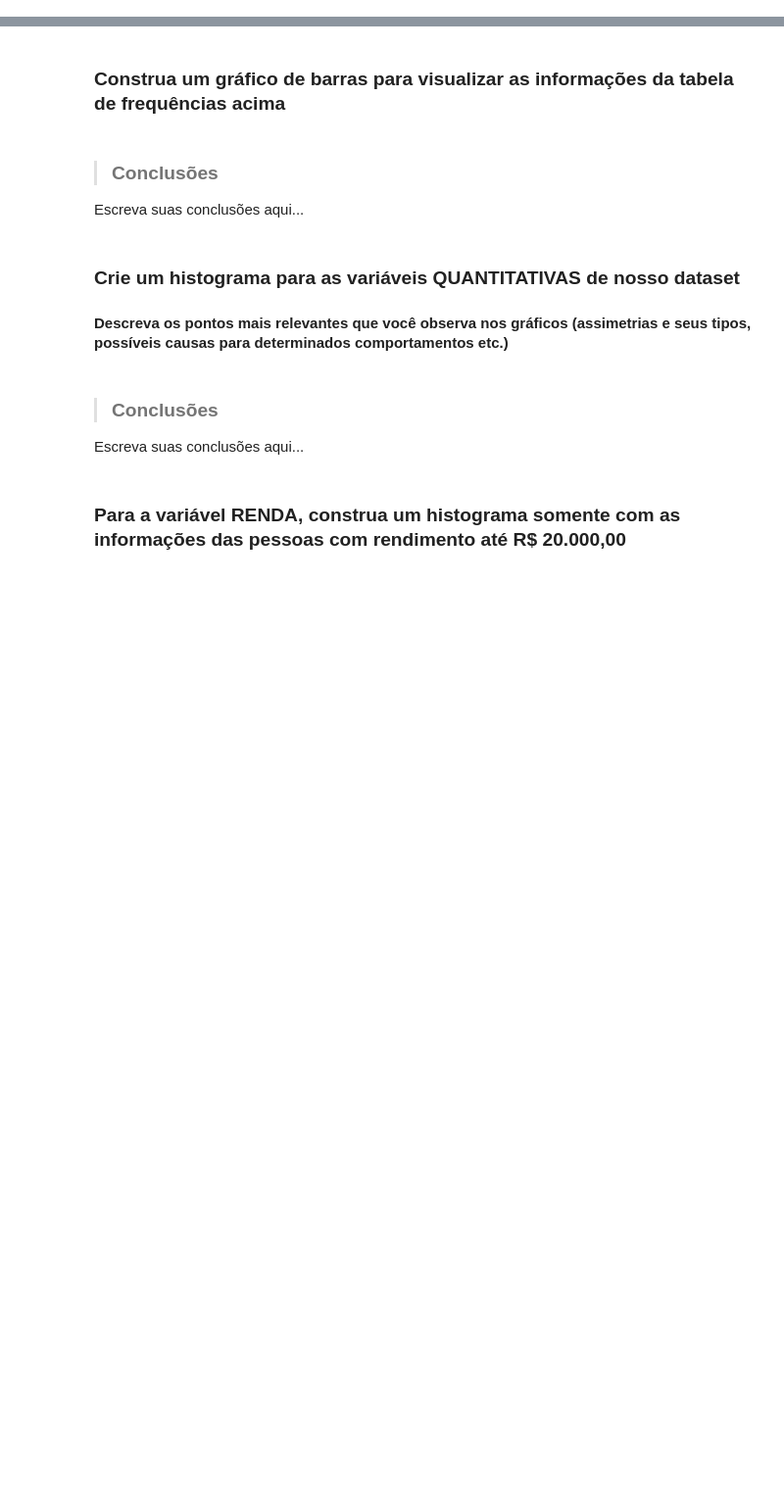
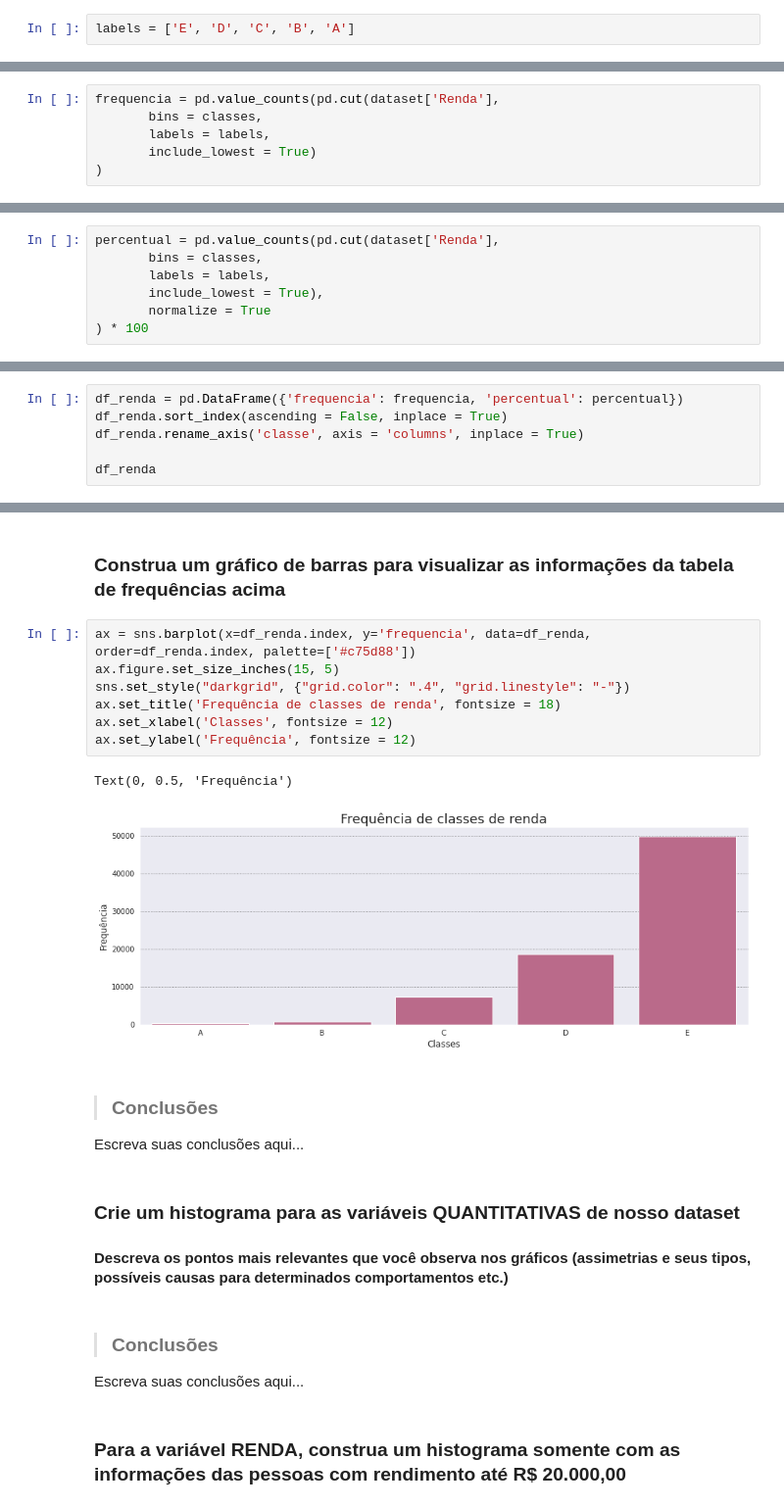
Before and after one commit to strawndri/estatistica-com-python, a Jupyter notebook: Notebooks/analise_descritiva.ipynb, the cells around one changed output, grey strips where cells are left out. Shown: that part at 98% size. Saved outputs shown, nothing was run; the diff lists cells and outputs as text; blank space fills up the shorter version.

```diff
--- a/Notebooks/analise_descritiva.ipynb
+++ b/Notebooks/analise_descritiva.ipynb
@@ -158,8 +196,29 @@ Para construir as classes de renda considere que o salário mínimo na época da
 # %% [markdown]
 ### 2º Definir os labels das classes
+# %%
+labels = ['E', 'D', 'C', 'B', 'A']
 # %% [markdown]
 ### 3º Construir a coluna de frequências
+# %%
+frequencia = pd.value_counts(pd.cut(dataset['Renda'],
+       bins = classes,
+       labels = labels,
+       include_lowest = True)
+)
 # %% [markdown]
 ### 4º Construir a coluna de percentuais
+# %%
+percentual = pd.value_counts(pd.cut(dataset['Renda'],
+       bins = classes,
+       labels = labels,
+       include_lowest = True),
+       normalize = True
+) * 100
 # %% [markdown]
 ### 5º Juntar as colunas de frequência e percentuais e ordenar as linhas de acordo com os labels das classes
+# %%
+df_renda = pd.DataFrame({'frequencia': frequencia, 'percentual': percentual})
+df_renda.sort_index(ascending = False, inplace = True)
+df_renda.rename_axis('classe', axis = 'columns', inplace = True)
+
+df_renda
@@ -166,5 +232,15 @@ Para construir as classes de renda considere que o salário mínimo na época da
 # %% [markdown]
 ### Construa um gráfico de barras para visualizar as informações da tabela de frequências acima
+# %%
+ax = sns.barplot(x=df_renda.index, y='frequencia', data=df_renda, order=df_renda.index, palette=['#c75d88'])
+ax.figure.set_size_inches(15, 5)
+sns.set_style("darkgrid", {"grid.color": ".4", "grid.linestyle": "-"})
+ax.set_title('Frequência de classes de renda', fontsize = 18)
+ax.set_xlabel('Classes', fontsize = 12)
+ax.set_ylabel('Frequência', fontsize = 12)
+# %% [output]
+Text(0, 0.5, 'Frequência')
+[figure, added]
 # %% [markdown]
 > ### Conclusões
 
```
Also changed, not shown: parts of 8 cells of this notebook.
